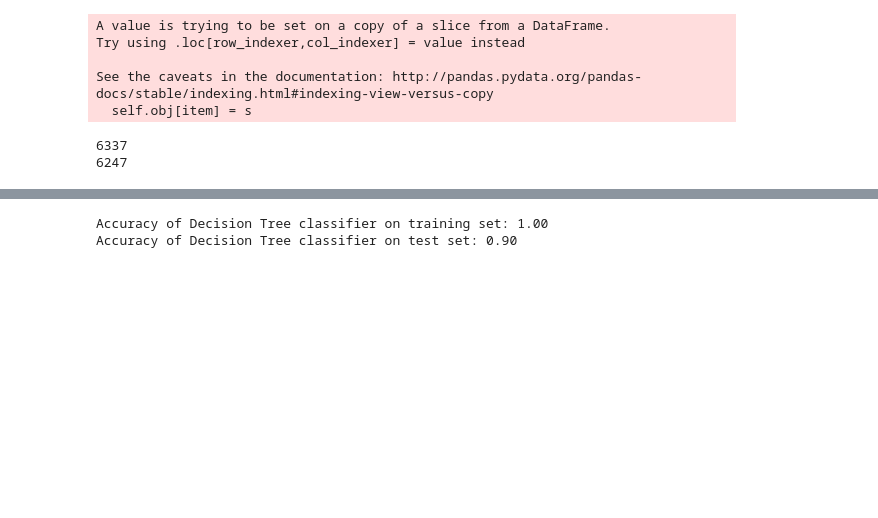
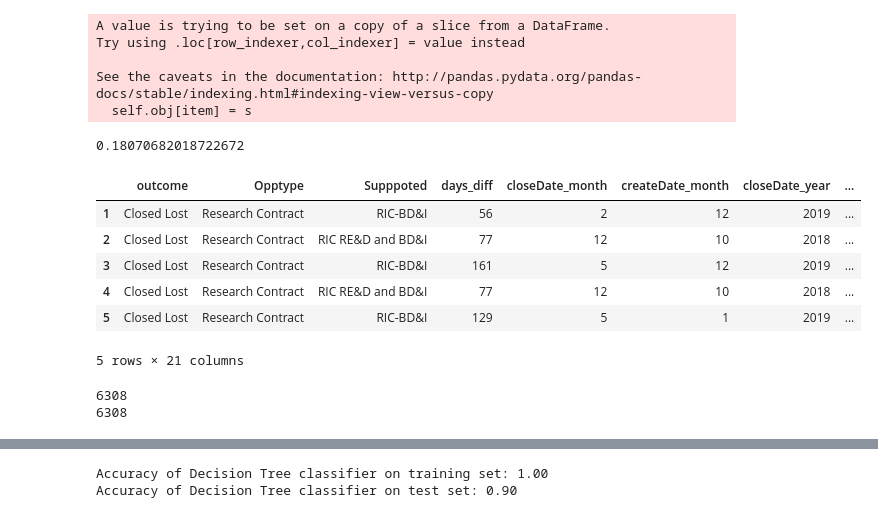
Before and after one commit to binglesley/Project-90106-G28, a Jupyter notebook: Pre-processing Bing.ipynb, the cells around one changed output, grey strips where cells are left out. Saved outputs shown, nothing was run; the diff lists cells and outputs as text; code cells hidden in the pictures; blank space fills up the shorter version.

Commit message:
donor date

```diff
--- a/Pre-processing Bing.ipynb
+++ b/Pre-processing Bing.ipynb
@@ -184,8 +205,22 @@ See the caveats in the documentation: http://pandas.pydata.org/pandas-docs/stabl
+# %%
+cramers_v(merged_data["outcome"], merged_data["Supppoted"])
+# %% [output]
+0.18070682018722672
+# %%
+merged_data.head()
+# %% [output]
+|  | outcome | Opptype | Supppoted | days_diff | closeDate_month | createDate_month | closeDate_year | ... |
+| 1 | Closed Lost | Research Contract | RIC-BD&I | 56 | 2 | 12 | 2019 | ... |
+| 2 | Closed Lost | Research Contract | RIC RE&D and BD&I | 77 | 12 | 10 | 2018 | ... |
+| 3 | Closed Lost | Research Contract | RIC-BD&I | 161 | 5 | 12 | 2019 | ... |
+| 4 | Closed Lost | Research Contract | RIC RE&D and BD&I | 77 | 12 | 10 | 2018 | ... |
+| 5 | Closed Lost | Research Contract | RIC-BD&I | 129 | 5 | 1 | 2019 | ... |
+5 rows × 21 columns
 # %%
 merged_data.to_csv('merged_data.csv',index=False)
 # %%
 print(len(merged_data))
-merged_data=merged_data[~merged_data.AccountType.isna()]
+#merged_data=merged_data[~merged_data.AccountType.isna()]
 merged_data=merged_data[~merged_data.BusinessType.isna()]
 print(len(merged_data))
 merged_data.to_csv('merged_data_final.csv',index=False)
@@ -193,8 +228,8 @@ merged_data.to_csv('merged_data_final.csv',index=False)
 X = merged_data.iloc[:, 1:].values
 y = merged_data.iloc[:, 0].values
 # %% [output]
-6337
-6247
+6308
+6308
 # %%
 from sklearn.preprocessing import LabelEncoder
 
```
Also changed, not shown: parts of 16 cells of this notebook, 5 other files.
